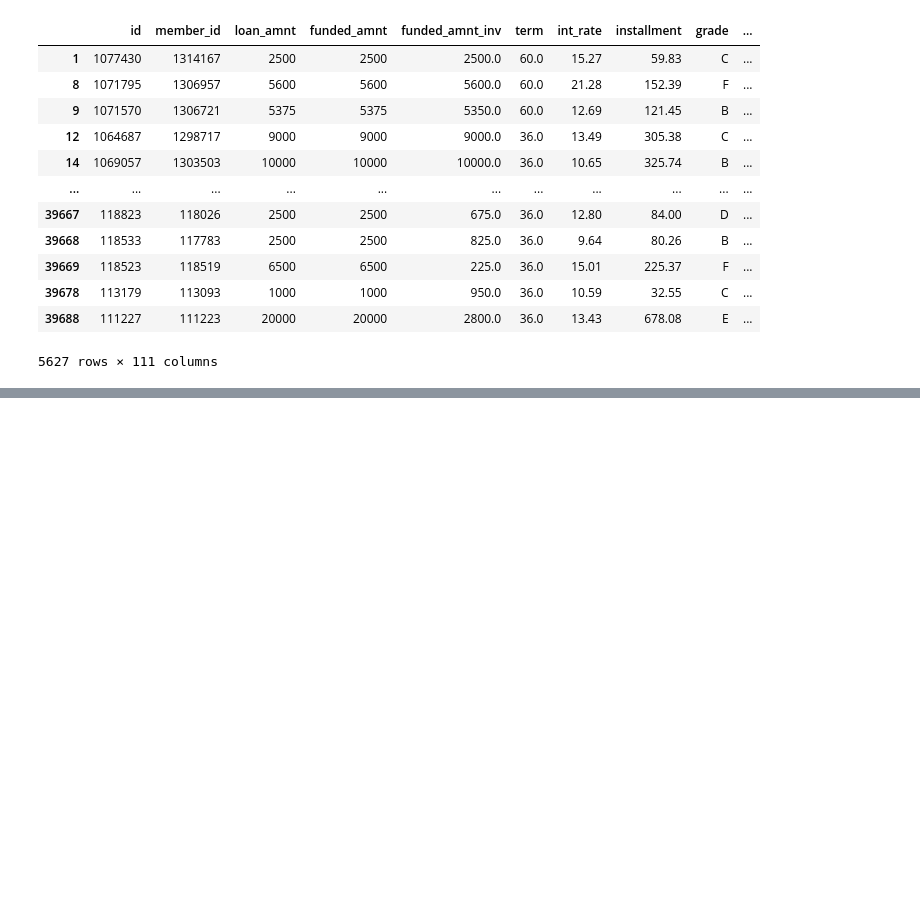
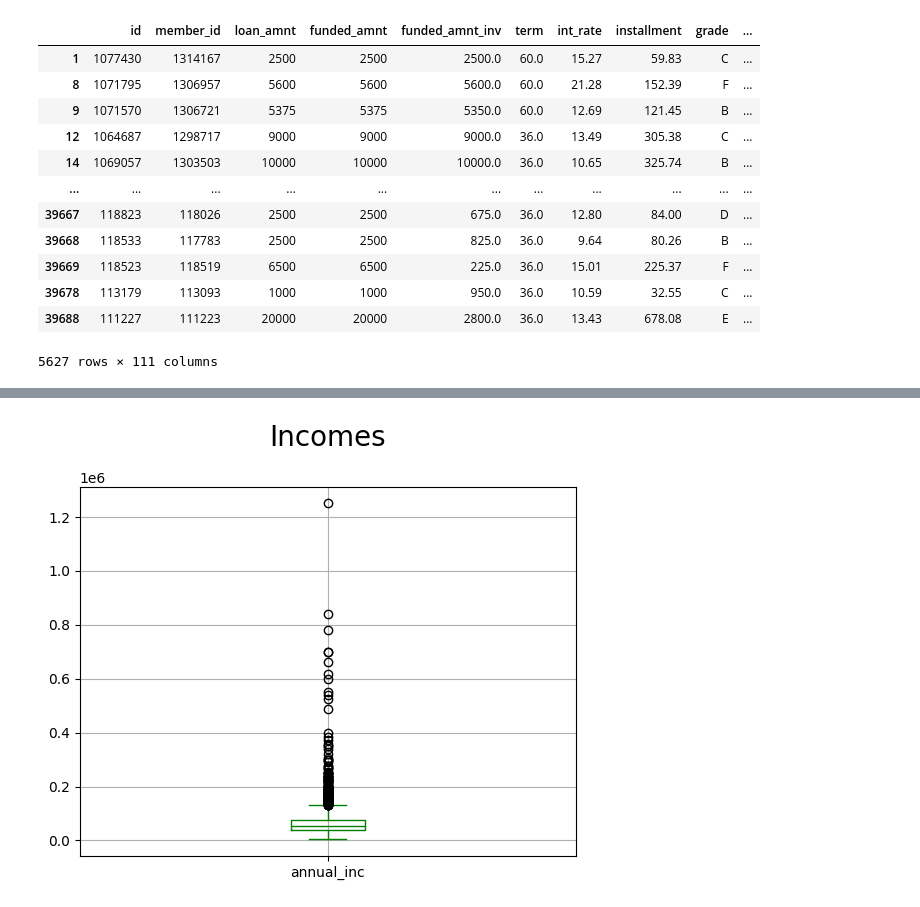
Before and after one commit to abhijit673/Lending-Club-Case-Study, a Jupyter notebook: Lending Club Case Study.ipynb, the cells around one changed output, grey strips where cells are left out. Cells and saved outputs as stored; diff of their text form; code cells hidden in the pictures; blank space fills up the shorter version.

```diff
--- a/Lending Club Case Study.ipynb
+++ b/Lending Club Case Study.ipynb
@@ -122,0 +204,10 @@ default_df
+# %%
+# Outlier Analysis of incomes to measure against a different scale
+default_df.boxplot(column=['annual_inc'], color='green')
+
+# Adding and formatting title
+plt.title("Incomes\n", fontdict={'fontsize': 20, 'fontweight' : 5, 'color' : 'Black'})
+
+plt.show()
+# %% [output]
+[figure, added]
```
Also changed, not shown: parts of 32 cells of this notebook, 1 other file.
